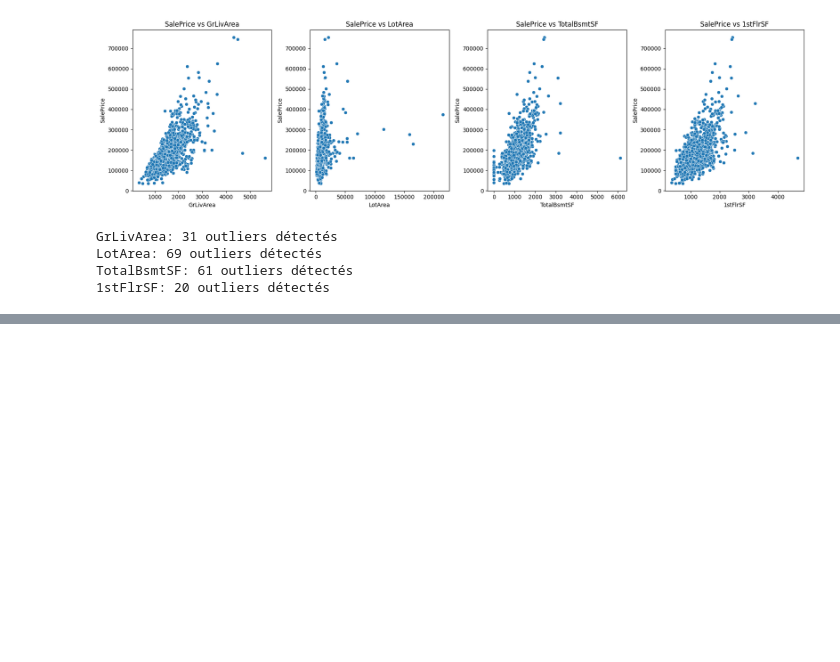
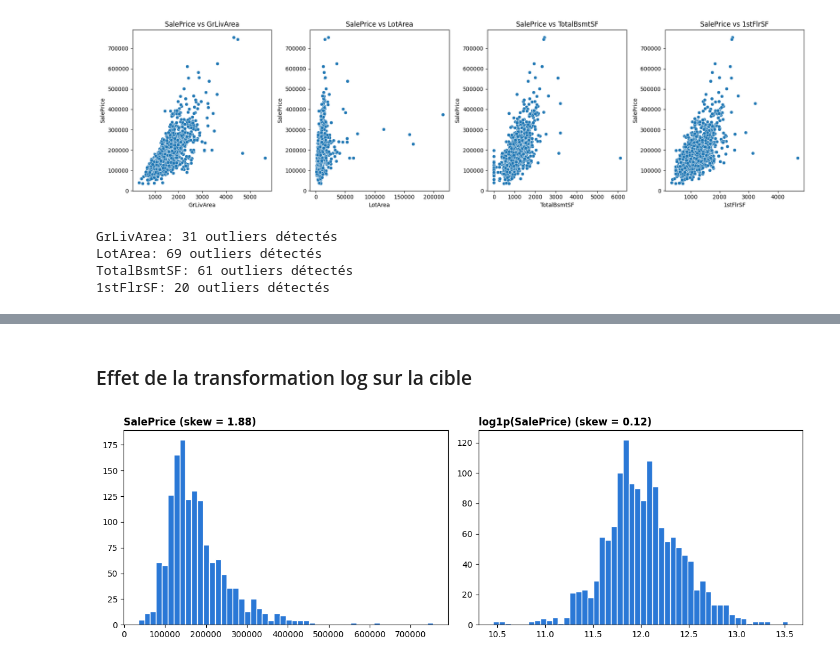
Before and after one commit to EddieZIDA/KaggleCompetition_home-price-prediction, a Jupyter notebook: notebooks/01_eda.ipynb, the cells around one changed output, grey strips where cells are left out. Saved outputs shown, nothing was run; the diff lists cells and outputs as text; code cells hidden in the pictures; blank space fills up the shorter version.

```diff
--- a/notebooks/01_eda.ipynb
+++ b/notebooks/01_eda.ipynb
@@ -292,3 +345,15 @@ TotalBsmtSF: 61 outliers détectés
+# %% [markdown]
+### Effet de la transformation log sur la cible
+# %%
+from scipy.stats import skew
+fig, axes = plt.subplots(1, 2, figsize=(12, 4))
+axes[0].hist(data.SalePrice, bins=50, color="#2a78d6", edgecolor="white")
+axes[0].set_title(f"SalePrice (skew = {skew(data.SalePrice):.2f})", loc="left", fontweight="bold")
+axes[1].hist(np.log1p(data.SalePrice), bins=50, color="#2a78d6", edgecolor="white")
+axes[1].set_title(f"log1p(SalePrice) (skew = {skew(np.log1p(data.SalePrice)):.2f})", loc="left", fontweight="bold")
+plt.tight_layout(); plt.show()
+# %% [output]
+[figure, added]
 # %% [markdown]
 ## Conclusion
 
```
Also changed, not shown: parts of 10 cells of this notebook, 41 other files.
